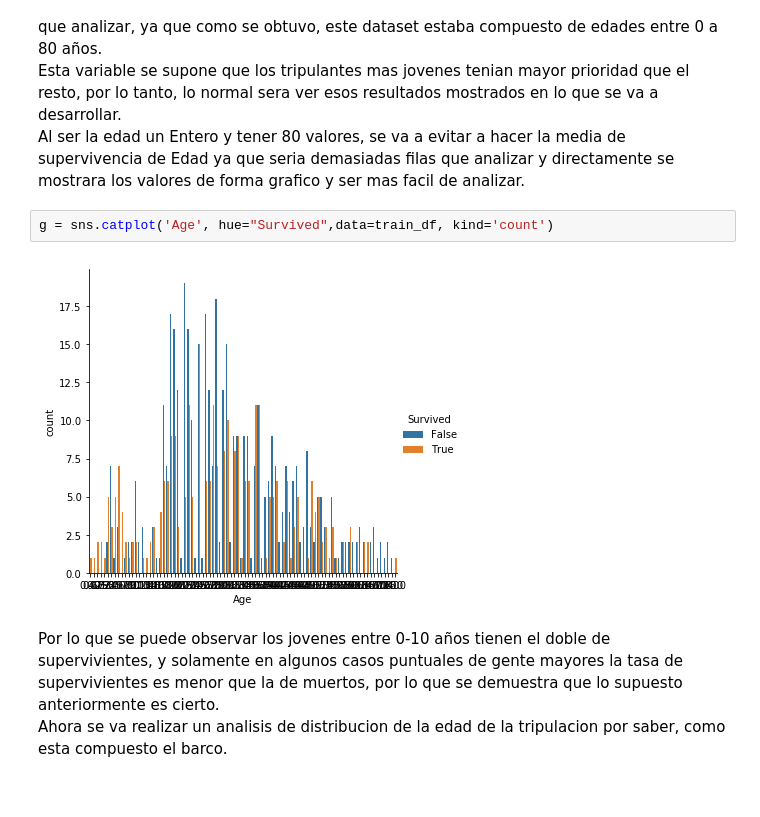
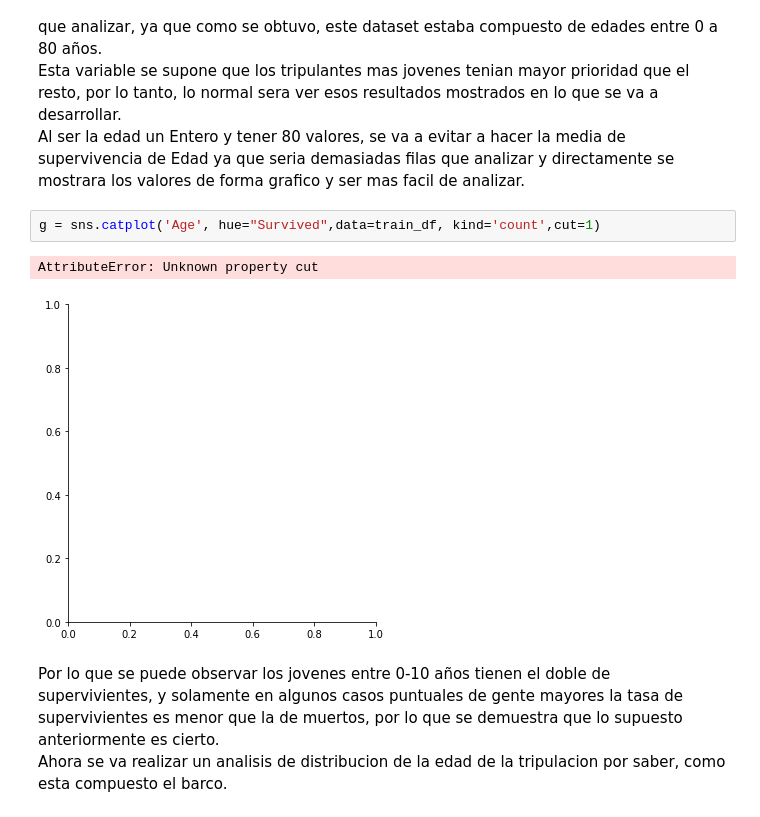
Before and after one commit to brudini/Titanic-Kaggle, a Jupyter notebook: titanic.ipynb, the cells around one changed output. Cells and saved outputs as stored; diff of their text form.

```diff
--- a/titanic.ipynb
+++ b/titanic.ipynb
@@ -238,9 +238,10 @@ Para analizar este atributo, se va a mostrar su descipcion como el caso anterior
 Esta variable se supone que los tripulantes mas jovenes tenian mayor prioridad que el resto, por lo tanto, lo normal sera ver esos resultados mostrados en lo que se va a desarrollar.
 Al ser la edad un Entero y tener 80 valores, se va a evitar a hacer la media de supervivencia de Edad ya que seria demasiadas filas que analizar y directamente se mostrara los valores de forma grafico y ser mas facil de analizar.
 # %%
-g = sns.catplot('Age', hue="Survived",data=train_df, kind='count')
+g = sns.catplot('Age', hue="Survived",data=train_df, kind='count',cut=1)
 # %% [output]
+AttributeError: Unknown property cut
-[figure, old version]
+[figure, new version]
 # %% [markdown]
 Por lo que se puede observar los jovenes entre 0-10 años tienen el doble de supervivientes, y solamente en algunos casos puntuales de gente mayores la tasa de supervivientes es menor que la de muertos, por lo que se demuestra que lo supuesto anteriormente es cierto.
 Ahora se va realizar un analisis de distribucion de la edad de la tripulacion por saber, como esta compuesto el barco.
```
